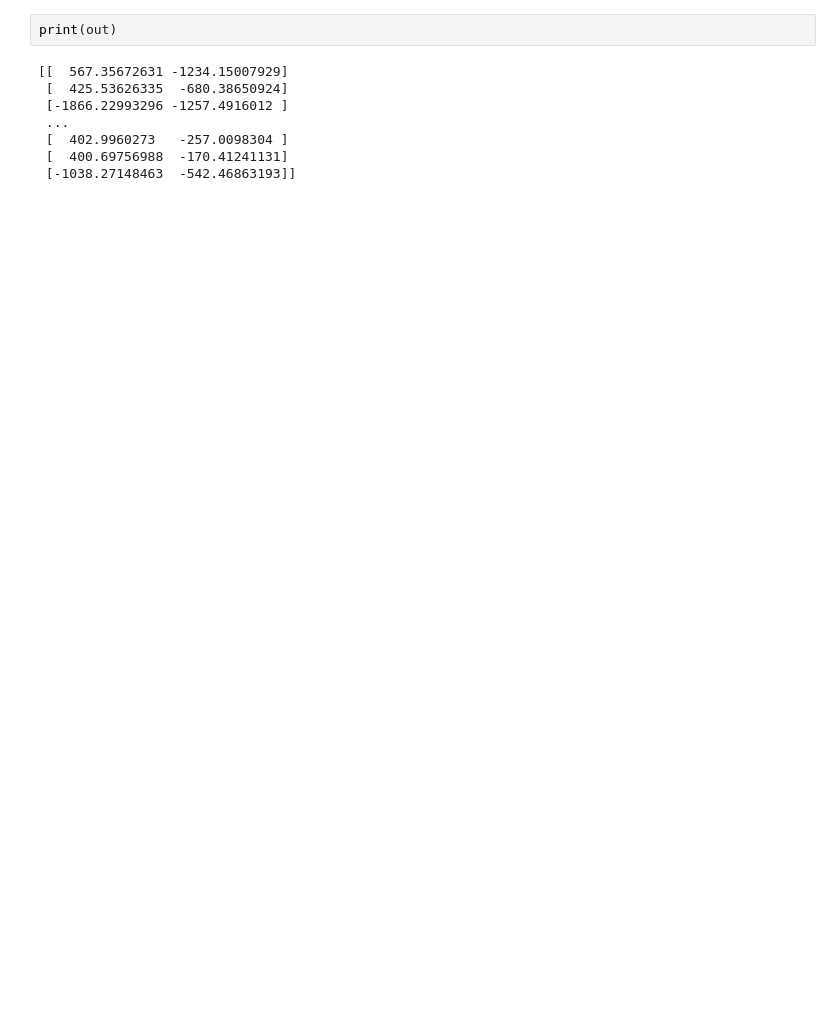
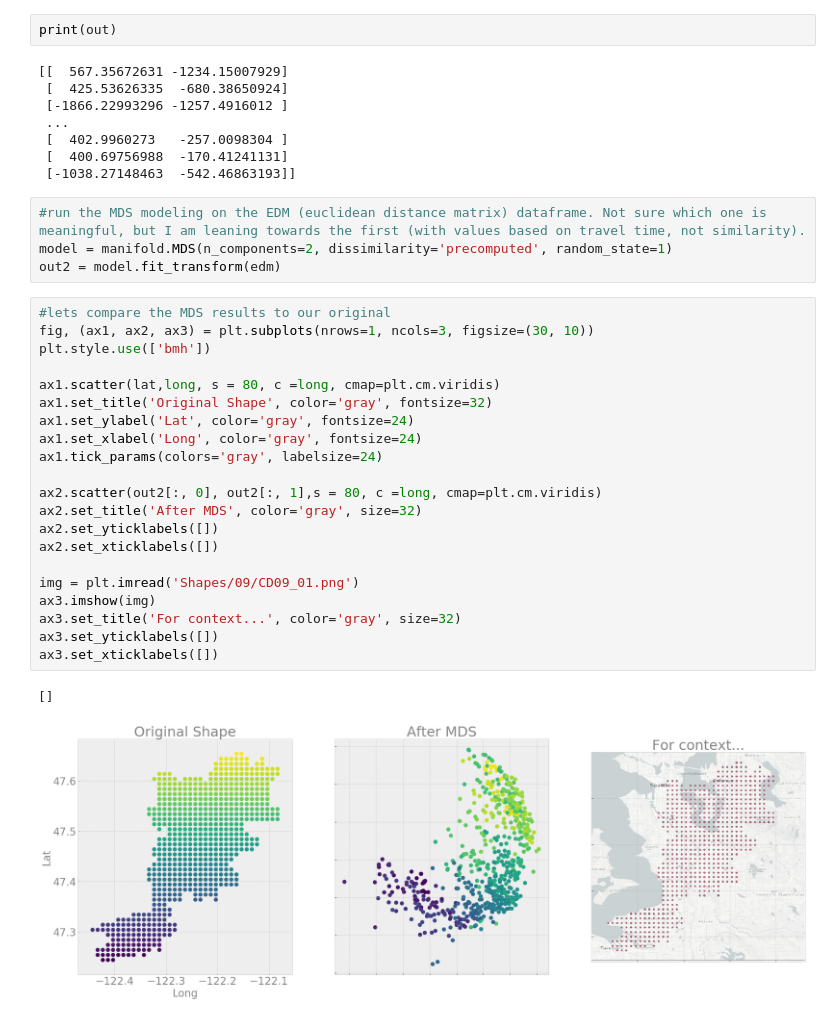
Before and after one commit to AustinJennings/Capstone, a Jupyter notebook: Notebooks/MDS_CD09_01.ipynb, the cells around one changed output. Saved outputs shown, nothing was run; the diff lists cells and outputs as text; blank space fills up the shorter version.

```diff
--- a/Notebooks/MDS_CD09_01.ipynb
+++ b/Notebooks/MDS_CD09_01.ipynb
@@ -154,3 +149,31 @@ print(out)
  [  402.9960273   -257.0098304 ]
  [  400.69756988  -170.41241131]
  [-1038.27148463  -542.46863193]]
+# %%
+#run the MDS modeling on the EDM (euclidean distance matrix) dataframe. Not sure which one is meaningful, but I am leaning towards the first (with values based on travel time, not similarity).
+model = manifold.MDS(n_components=2, dissimilarity='precomputed', random_state=1)
+out2 = model.fit_transform(edm)
+# %%
+#lets compare the MDS results to our original
+fig, (ax1, ax2, ax3) = plt.subplots(nrows=1, ncols=3, figsize=(30, 10))
+plt.style.use(['bmh'])
+
+ax1.scatter(lat,long, s = 80, c =long, cmap=plt.cm.viridis)
+ax1.set_title('Original Shape', color='gray', fontsize=32)
+ax1.set_ylabel('Lat', color='gray', fontsize=24)
+ax1.set_xlabel('Long', color='gray', fontsize=24)
+ax1.tick_params(colors='gray', labelsize=24)
+
+ax2.scatter(out2[:, 0], out2[:, 1],s = 80, c =long, cmap=plt.cm.viridis)
+ax2.set_title('After MDS', color='gray', size=32)
+ax2.set_yticklabels([])
+ax2.set_xticklabels([])
+
+img = plt.imread('Shapes/09/CD09_01.png')
+ax3.imshow(img)
+ax3.set_title('For context...', color='gray', size=32)
+ax3.set_yticklabels([])
+ax3.set_xticklabels([])
+# %% [output]
+[]
+[figure, added]
```
Also changed, not shown: parts of 4 cells of this notebook.
